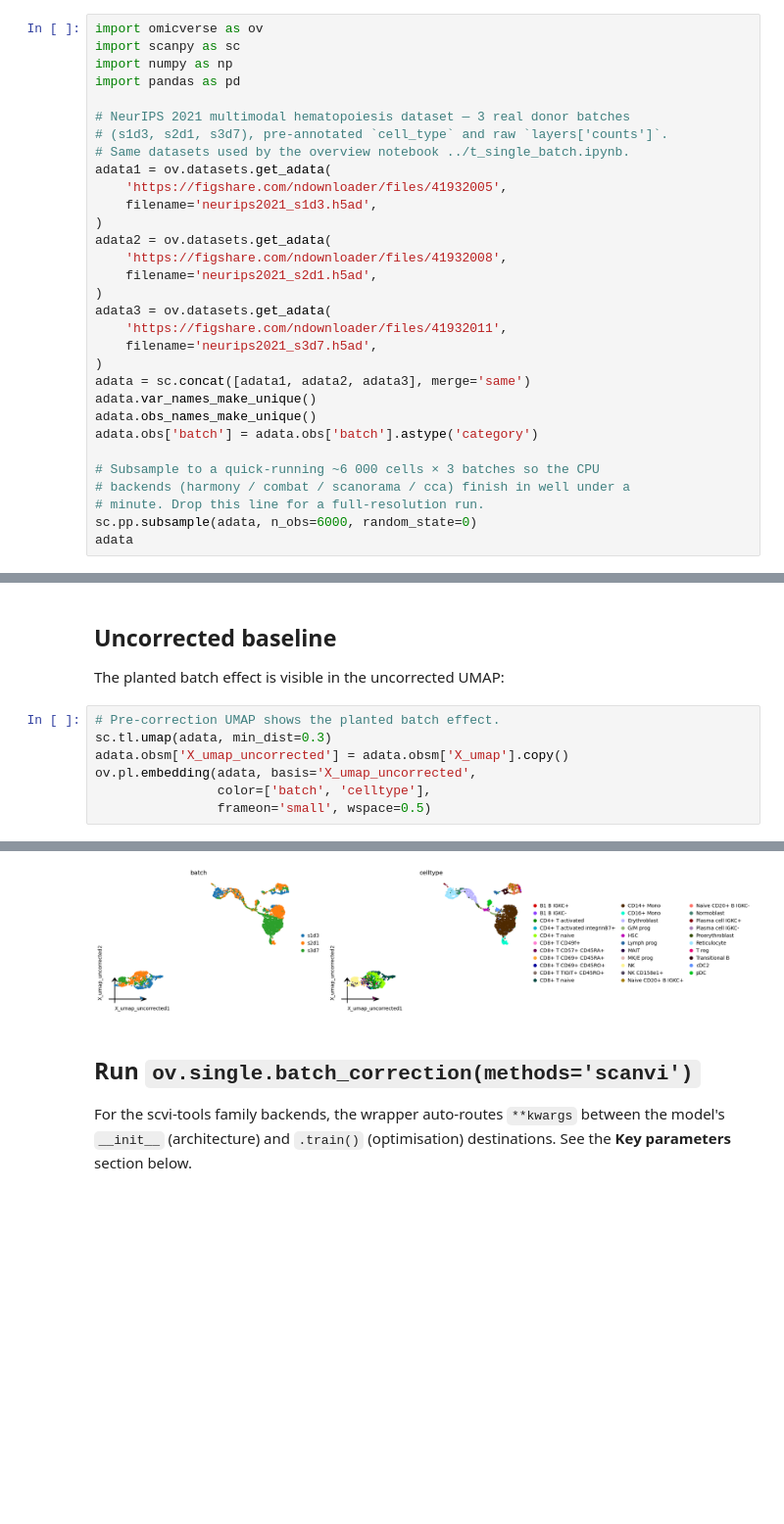
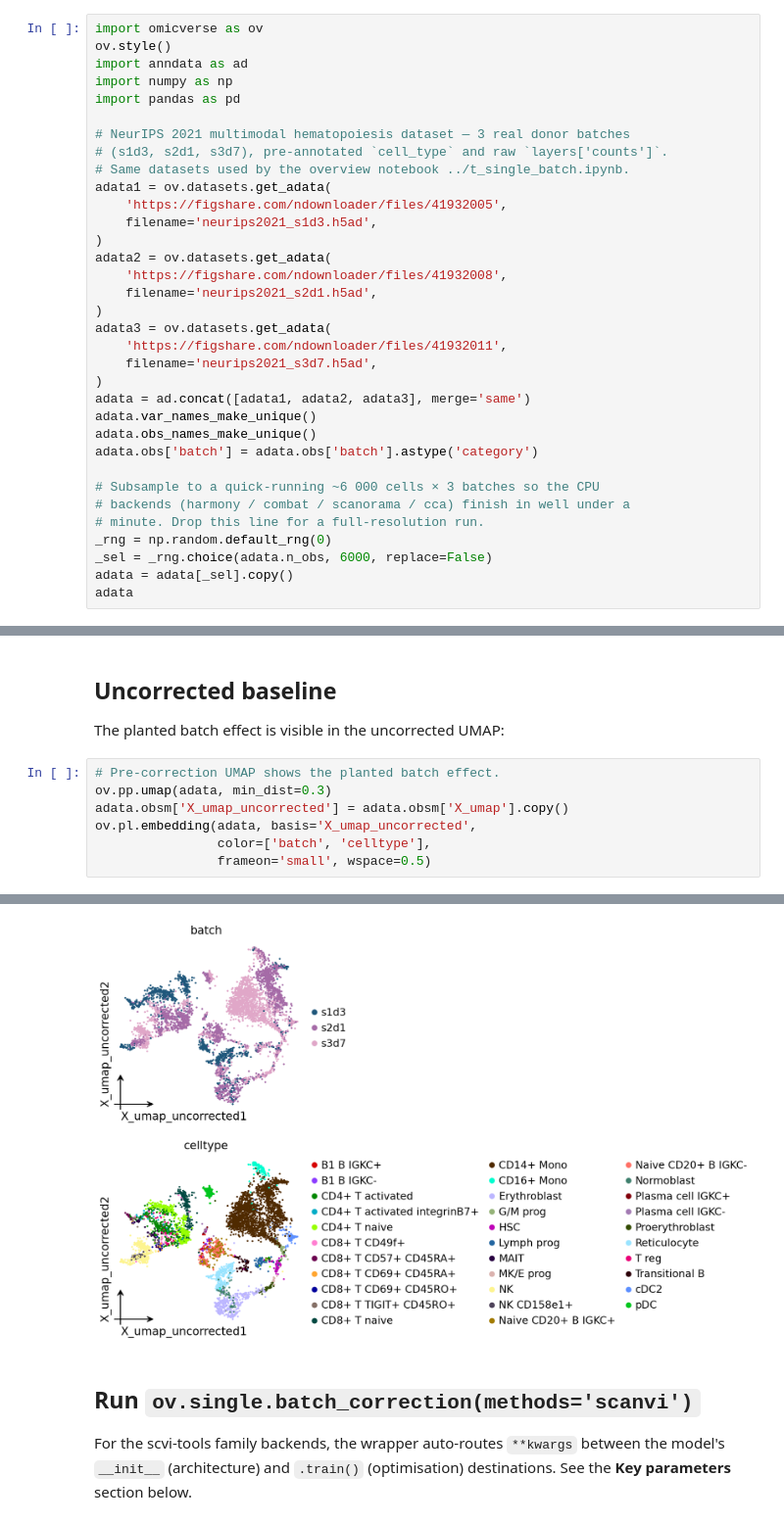
Before and after one commit to Starlitnightly/omicverse-tutorials, a Jupyter notebook: docs/Tutorials-single/batch/zoo/t_batch_scanvi.ipynb, the cells around one changed output, grey strips where cells are left out. Shown at 98% size. Cells and saved outputs as stored; diff of their text form; blank space fills up the shorter version.

```diff
--- a/docs/Tutorials-single/batch/zoo/t_batch_scanvi.ipynb
+++ b/docs/Tutorials-single/batch/zoo/t_batch_scanvi.ipynb
@@ -10,7 +10,8 @@ This is one of the **omicverse batch-correction zoo** tutorials. See [batch/inde
 We use the canonical 10x pbmc3k dataset and synthesise a 2-batch label by random assignment, then plant a gene-shift on `batch_B` so the uncorrected UMAP shows a visible batch effect. This keeps the notebook self-contained and fast (~2 min end-to-end) — for a real multi-donor benchmark with [scib-metrics] scoring, see [../t_single_batch](../t_single_batch.ipynb).
 # %%
 import omicverse as ov
-import scanpy as sc
+ov.style()
+import anndata as ad
 import numpy as np
 import pandas as pd
 
@@ -29,7 +30,7 @@ adata3 = ov.datasets.get_adata(
     'https://figshare.com/ndownloader/files/41932011',
     filename='neurips2021_s3d7.h5ad',
 )
-adata = sc.concat([adata1, adata2, adata3], merge='same')
+adata = ad.concat([adata1, adata2, adata3], merge='same')
 adata.var_names_make_unique()
 adata.obs_names_make_unique()
 adata.obs['batch'] = adata.obs['batch'].astype('category')
@@ -37,6 +38,8 @@ adata.obs['batch'] = adata.obs['batch'].astype('category')
 # Subsample to a quick-running ~6 000 cells × 3 batches so the CPU
 # backends (harmony / combat / scanorama / cca) finish in well under a
 # minute. Drop this line for a full-resolution run.
-sc.pp.subsample(adata, n_obs=6000, random_state=0)
+_rng = np.random.default_rng(0)
+_sel = _rng.choice(adata.n_obs, 6000, replace=False)
+adata = adata[_sel].copy()
 adata
 # %% [output]
@@ -185,7 +122,7 @@ AnnData object with n_obs × n_vars = 5783 × 2000
 The planted batch effect is visible in the uncorrected UMAP:
 # %%
 # Pre-correction UMAP shows the planted batch effect.
-sc.tl.umap(adata, min_dist=0.3)
+ov.pp.umap(adata, min_dist=0.3)
 adata.obsm['X_umap_uncorrected'] = adata.obsm['X_umap'].copy()
 ov.pl.embedding(adata, basis='X_umap_uncorrected',
                 color=['batch', 'celltype'],
@@ -194,4 +148,4 @@ ov.pl.embedding(adata, basis='X_umap_uncorrected',
-[figure, old version]
+[figure, new version]
 # %% [markdown]
 ## Run `ov.single.batch_correction(methods='scanvi')`
 
```
Also changed, not shown: parts of 5 cells of this notebook, 9 other files.
